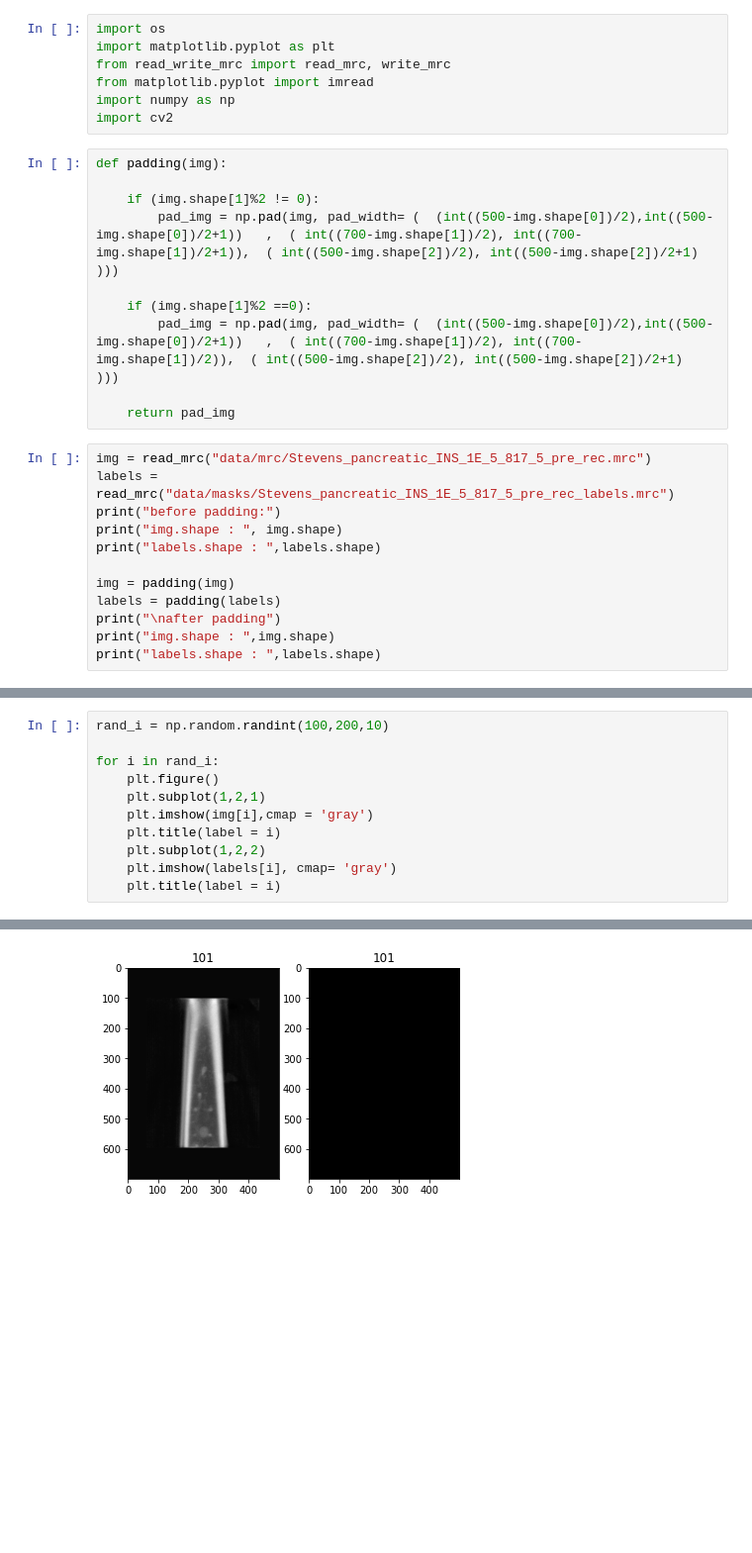
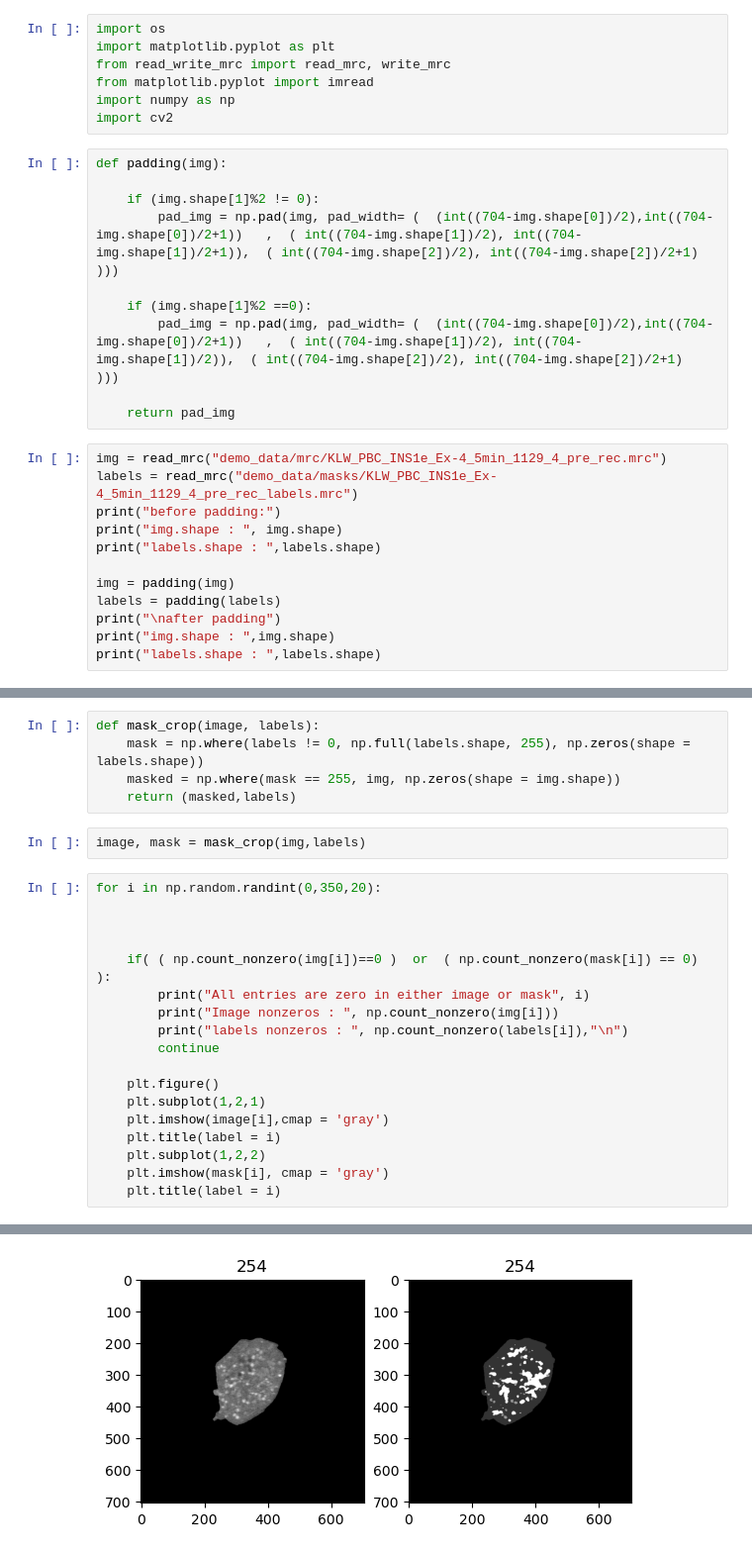
Before and after one commit to Pushkar1004/sxt_auto_segmentation, a Jupyter notebook: mask_applying.ipynb, the cells around one changed output, grey strips where cells are left out. Shown at 99% size. Drawn from its saved outputs; the diff is of its cells as text; blank space fills up the shorter version.

```diff
--- a/mask_applying.ipynb
+++ b/mask_applying.ipynb
@@ -9,15 +9,15 @@ import cv2
 def padding(img):
 
     if (img.shape[1]%2 != 0):
-        pad_img = np.pad(img, pad_width= (  (int((500-img.shape[0])/2),int((500-img.shape[0])/2+1))   ,  ( int((700-img.shape[1])/2), int((700-img.shape[1])/2+1)),  ( int((500-img.shape[2])/2), int((500-img.shape[2])/2+1)  )))
+        pad_img = np.pad(img, pad_width= (  (int((704-img.shape[0])/2),int((704-img.shape[0])/2+1))   ,  ( int((704-img.shape[1])/2), int((704-img.shape[1])/2+1)),  ( int((704-img.shape[2])/2), int((704-img.shape[2])/2+1)  )))
 
     if (img.shape[1]%2 ==0):
-        pad_img = np.pad(img, pad_width= (  (int((500-img.shape[0])/2),int((500-img.shape[0])/2+1))   ,  ( int((700-img.shape[1])/2), int((700-img.shape[1])/2)),  ( int((500-img.shape[2])/2), int((500-img.shape[2])/2+1)  )))
+        pad_img = np.pad(img, pad_width= (  (int((704-img.shape[0])/2),int((704-img.shape[0])/2+1))   ,  ( int((704-img.shape[1])/2), int((704-img.shape[1])/2)),  ( int((704-img.shape[2])/2), int((704-img.shape[2])/2+1)  )))
 
     return pad_img
 # %%
-img = read_mrc("data/mrc/Stevens_pancreatic_INS_1E_5_817_5_pre_rec.mrc")
-labels = read_mrc("data/masks/Stevens_pancreatic_INS_1E_5_817_5_pre_rec_labels.mrc")
+img = read_mrc("demo_data/mrc/KLW_PBC_INS1e_Ex-4_5min_1129_4_pre_rec.mrc")
+labels = read_mrc("demo_data/masks/KLW_PBC_INS1e_Ex-4_5min_1129_4_pre_rec_labels.mrc")
 print("before padding:")
 print("img.shape : ", img.shape)
 print("labels.shape : ",labels.shape)
@@ -38,12 +38,26 @@ labels.shape :  (500, 700, 500)
+# %%
+def mask_crop(image, labels):
+    mask = np.where(labels != 0, np.full(labels.shape, 255), np.zeros(shape = labels.shape))
+    masked = np.where(mask == 255, img, np.zeros(shape = img.shape))
+    return (masked,labels)
+# %%
+image, mask = mask_crop(img,labels)
 # %%
-rand_i = np.random.randint(100,200,10)
+for i in np.random.randint(0,350,20):
 
-for i in rand_i:
+
+
+    if( ( np.count_nonzero(img[i])==0 )  or  ( np.count_nonzero(mask[i]) == 0)  ):
+        print("All entries are zero in either image or mask", i)
+        print("Image nonzeros : ", np.count_nonzero(img[i]))
+        print("labels nonzeros : ", np.count_nonzero(labels[i]),"\n")
+        continue
+
     plt.figure()
     plt.subplot(1,2,1)
-    plt.imshow(img[i],cmap = 'gray')
+    plt.imshow(image[i],cmap = 'gray')
     plt.title(label = i)
     plt.subplot(1,2,2)
-    plt.imshow(labels[i], cmap= 'gray')
+    plt.imshow(mask[i], cmap = 'gray')
     plt.title(label = i)
 # %% [output]
@@ -50 +81 @@ for i in rand_i:
-[figure, old version]
+[figure, new version]
```
Also changed, not shown: parts of 30 cells of this notebook, 9 other files.
